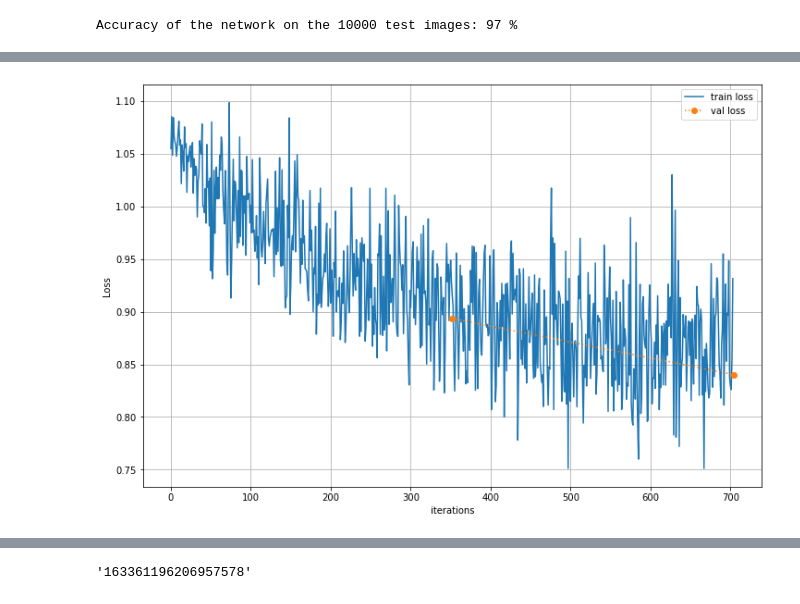
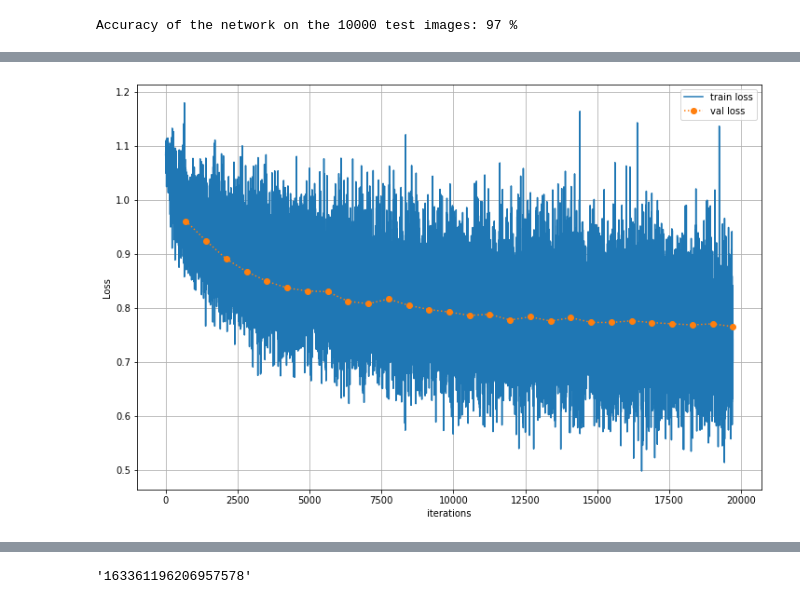
Before and after one commit to grohalex/NLP_TweetSentimentAnalysis, a Jupyter notebook: NN-testing.ipynb, the cells around one changed output, grey strips where cells are left out. Saved outputs shown, nothing was run; the diff lists cells and outputs as text; code cells hidden in the pictures.

```diff
--- a/NN-testing.ipynb
+++ b/NN-testing.ipynb
@@ -390,12 +390,13 @@ test_dataset = tweet_dataset("xy_test1.pkl")
 input_size = 100
 seq_len = 32
 hidden_size = 64
+hidden_size2 = 32
 n_layers = 1
 n_classes = 3
-n_epochs = 100
-batch_size = 16
+n_epochs = 30
+batch_size = 64
 learning_rate = 0.0001
-HYPER = {'hidden_size': [64,50],'n_layers': 1,'n_classes': 3,'n_epochs': 20,'batch_size': 128,'learning_rate': 0.001}
+HYPER = {'hidden_size': [hidden_size,hidden_size2],'n_layers': n_layers,'n_epochs': n_epochs,'batch_size': batch_size,'learning_rate': learning_rate}
 
 # data loaders
 train_loader = DataLoader(dataset=train_dataset, batch_size=batch_size, shuffle=True, drop_last=True)
@@ -404,7 +405,7 @@ test_loader = DataLoader(dataset=test_dataset, batch_size=batch_size, shuffle=Tr
 
 # Fully connected neural network with one hidden layer
 class RNN(nn.Module):
-    def __init__(self, input_size, hidden_size, n_layers, n_classes, embedding_matrix_file="embeddings.pkl"):
+    def __init__(self, input_size, hidden_size, hidden_size2, n_layers, n_classes, embedding_matrix_file="embeddings.pkl"):
         super(RNN, self).__init__()
 
         # load preprocessed embedding matrix
@@ -426,9 +427,9 @@ class RNN(nn.Module):
         self.n_embeddings = n_embeddings
         self.embedding_dim = embedding_dim
         self.lstm = nn.LSTM(input_size, hidden_size, n_layers, batch_first=True)  #  x: (batch_size, seq, input_size)
-        self.fc1 = nn.Linear(hidden_size, 50)
+        self.fc1 = nn.Linear(hidden_size, hidden_size2)
         self.relu = nn.ReLU()
-        self.fc2 = nn.Linear(50, n_classes)  # classification layer
+        self.fc2 = nn.Linear(hidden_size2, n_classes)  # classification layer
 
         # or:
         #self.gru = nn.GRU(input_size, hidden_size, num_layers, batch_first=True)
@@ -448,7 +449,7 @@ class RNN(nn.Module):
         out = self.fc2(out)
         return out
 
-model = RNN(input_size, hidden_size, n_layers, n_classes).to(device)
+model = RNN(input_size, hidden_size, hidden_size2, n_layers, n_classes).to(device)
 
 # Loss and optimizer
 criterion = nn.CrossEntropyLoss()
@@ -508,2 +509,2 @@ hidden_size:[64, 50]  n_layers:1  n_classes:3  n_epochs:20  batch_size:128  lear
-[figure, old version]
+[figure, new version]
 # %%
```
Also changed, not shown: parts of 3 cells of this notebook.
